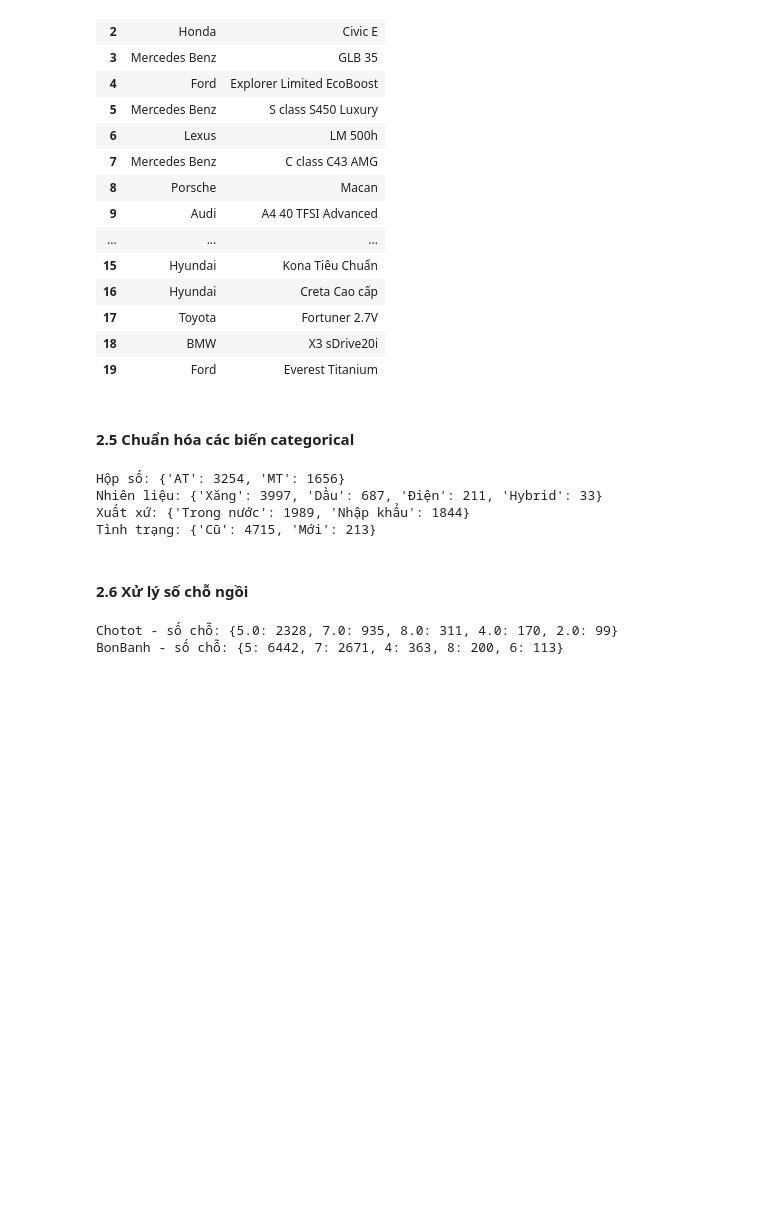
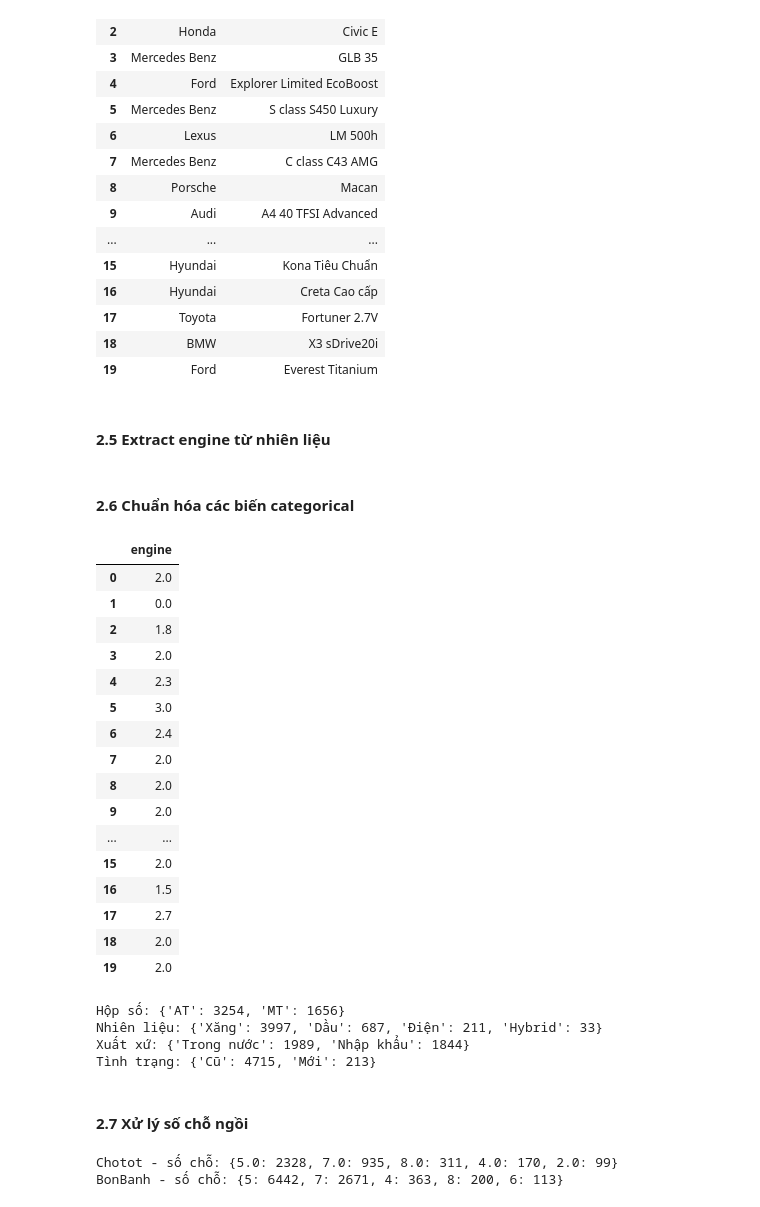
Before and after one commit to HieuMagic/DS_Predictor, a Jupyter notebook: notebooks/02_data_preprocessing.ipynb, the cells around one changed output. Drawn from its saved outputs; the diff is of its cells as text; code cells hidden in the pictures; blank space fills up the shorter version.

```diff
--- a/notebooks/02_data_preprocessing.ipynb
+++ b/notebooks/02_data_preprocessing.ipynb
@@ -545,3 +552,5 @@ df_bonbanh[['brand','model']].head(20)
 | 17 | Toyota | Fortuner 2.7V |
 | 18 | BMW | X3 sDrive20i |
 | 19 | Ford | Everest Titanium |
+# %% [markdown]
+#### 2.5 Extract engine từ nhiên liệu
@@ -548,5 +581,25 @@ df_bonbanh[['brand','model']].head(20)
 # %% [markdown]
-#### 2.5 Chuẩn hóa các biến categorical
+#### 2.6 Chuẩn hóa các biến categorical
+# %%
+df_bonbanh[['engine']].head(20)
+# %% [output]
+|  | engine |
+| 0 | 2.0 |
+| 1 | 0.0 |
+| 2 | 1.8 |
+| 3 | 2.0 |
+| 4 | 2.3 |
+| 5 | 3.0 |
+| 6 | 2.4 |
+| 7 | 2.0 |
+| 8 | 2.0 |
+| 9 | 2.0 |
+| ... | ... |
+| 15 | 2.0 |
+| 16 | 1.5 |
+| 17 | 2.7 |
+| 18 | 2.0 |
+| 19 | 2.0 |
 # %%
 # Hộp số: AT (tự động) / MT (số sàn)
 trans_map_chotot = {'Tự động': 'AT', 'Số sàn': 'MT', 'Bán tự động': 'AT'}
@@ -584,7 +637,7 @@ Nhiên liệu: {'Xăng': 3997, 'Dầu': 687, 'Điện': 211, 'Hybrid': 33}
 Xuất xứ: {'Trong nước': 1989, 'Nhập khẩu': 1844}
 Tình trạng: {'Cũ': 4715, 'Mới': 213}
 # %% [markdown]
-#### 2.6 Xử lý số chỗ ngồi
+#### 2.7 Xử lý số chỗ ngồi
 # %%
 # Trích xuất số từ chuỗi: '5 chỗ' -> 5
 def parse_seats(val):
```
Also changed, not shown: parts of 54 cells of this notebook, 3 other files.
